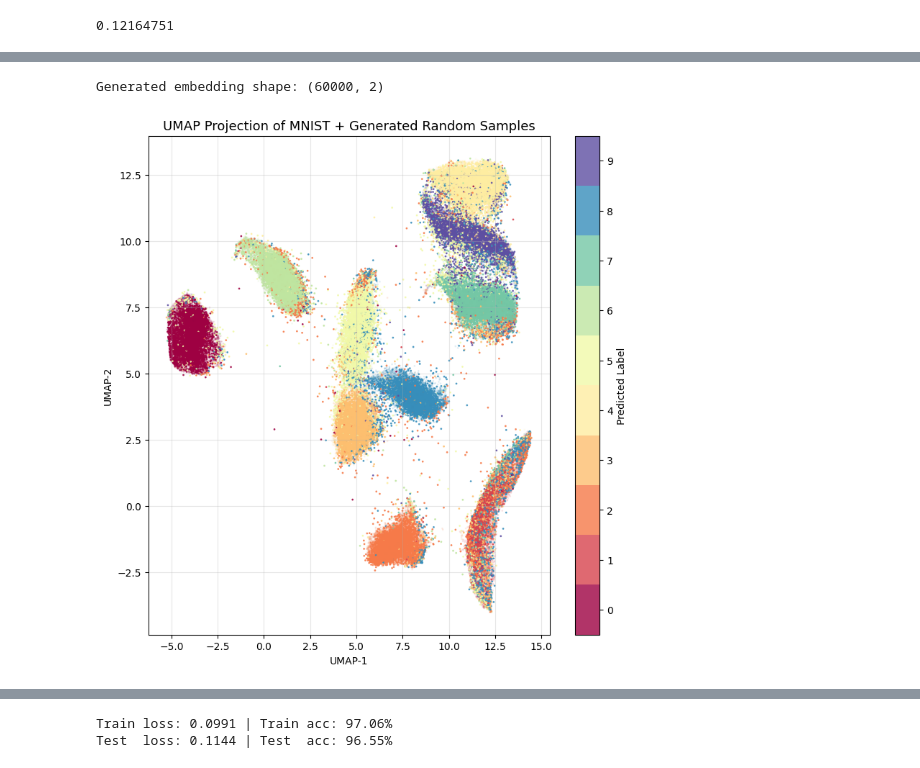
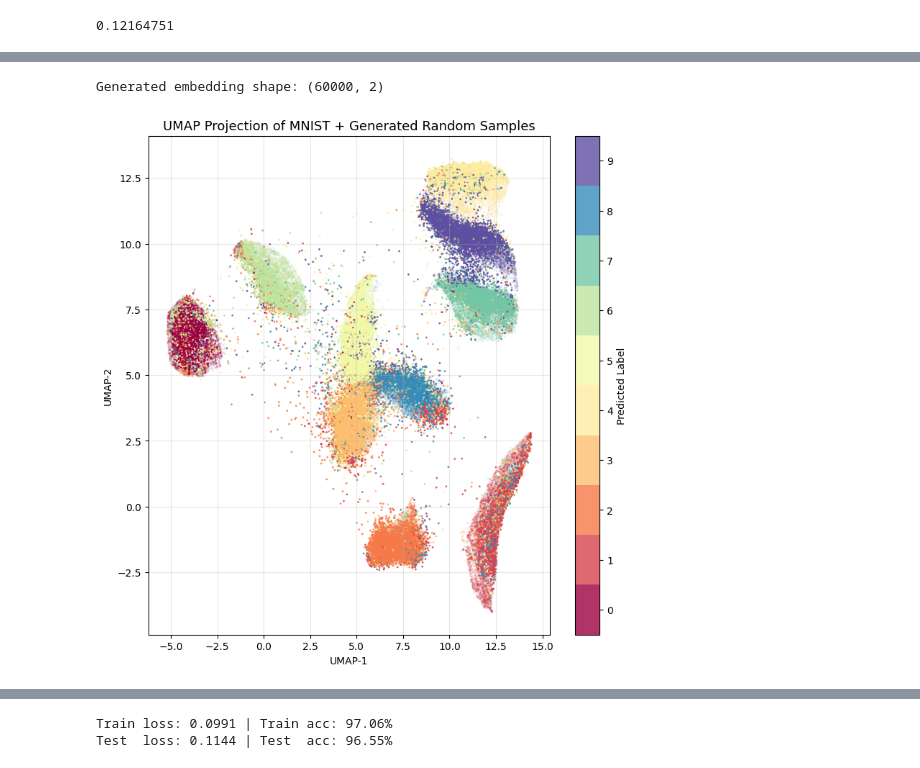
Before and after one commit to s-de-haan/Equilibrium-Fisher-Control, a Jupyter notebook: SampleGen_test.ipynb, the cells around one changed output, grey strips where cells are left out. Saved outputs shown, nothing was run; the diff lists cells and outputs as text; code cells hidden in the pictures.

```diff
--- a/SampleGen_test.ipynb
+++ b/SampleGen_test.ipynb
@@ -302,0 +363,40 @@ tensor(100, device='cuda:0')
+# %%
+batch_size = 100
+num_classes = 10
+
+K = 11
+
+init_input = torch.clamp(torch.randn(batch_size, 200, device=model.device),-1,1)
+#init_input = 2 * torch.rand(batch_size, 200, device=model.device) - 1
+init_input = torch.clamp(model.feedback_layers[0](init_input), -0.4242, 2.8215)
+
+# sample random classes
+rand = torch.randint(0, K - 1, (batch_size,), device=model.device)
+target = F.one_hot(torch.tensor(rand), num_classes=10)
+#target = torch.eye(10).repeat_interleave(int(batch_size/10), dim=0)
+
+generated_input, rs_last, diffs = model.generate_samples(target, init_input=init_input, tmax=5000, threshold=0.0001)
+# %%
+imgs = generated_input.detach().cpu()
+n_cols=10
+
+# Normalize to [0, 1] for display
+#imgs = (imgs - imgs.min()) / (imgs.max() - imgs.min() + 1e-8)
+
+# Try to infer image dimensions (e.g. 28x28 for MNIST)
+img_size = int(imgs.shape[1] ** 0.5)
+imgs = imgs.view(-1, img_size, img_size)
+
+n_samples = imgs.shape[0]
+n_rows = (n_samples + n_cols - 1) // n_cols
+
+plt.figure(figsize=(n_cols * 1.5, n_rows * 1.5))
+for i in range(n_samples):
+    plt.subplot(n_rows, n_cols, i + 1)
+    #plt.imshow(imgs[i], cmap="gray", vmin=0.0, vmax=1.0)
+    plt.imshow(imgs[i], cmap="gray")
+    plt.axis("off")
+
+plt.tight_layout()
+
+plt.show()
@@ -481,43 +578,43 @@ reducer = joblib.load("umap_model.pkl")
 # Load embedding
 embedding = np.load("mnist_umap_embedding.npy")
 # %%
-x_final = generated_input2.clone().detach().cpu()
+x_final = generated_input.clone().detach().cpu()
 sm = torch.nn.Softmax(dim=1)
 #y_hat = sm(rs[-1])
-y_hat = sm(model(generated_input2))
+y_hat = sm(model(generated_input))
 y_labels = torch.argmax(y_hat, dim=1)
 
 embedding_gen = reducer.transform(x_final.numpy())
 print("Generated embedding shape:", embedding_gen.shape)
 
 # --- Plot ---
 plt.figure(figsize=(9, 9))
 
 # Plot MNIST samples
 scatter_mnist = plt.scatter(
     embedding[:, 0], embedding[:, 1],
     c=y.cpu(), cmap="Spectral", s=1, alpha=0.1, label="MNIST"
 )
 
 # Plot generated samples
 scatter_gen = plt.scatter(
     embedding_gen[:, 0], embedding_gen[:, 1],
     c=y_labels.cpu(), cmap="Spectral", s=1, alpha=0.8, label="Generated"
 )
 
 plt.title("UMAP Projection of MNIST + Generated Random Samples", fontsize=13)
 plt.xlabel("UMAP-1")
 plt.ylabel("UMAP-2")
 plt.grid(True, alpha=0.3)
 
 # Choose which scatter to colorbar — here, the generated one
 cbar = plt.colorbar(scatter_gen, boundaries=np.arange(11)-0.5, ticks=np.arange(10))
 cbar.set_label("Predicted Label")
 
 plt.show()
 # %% [output]
 Generated embedding shape: (60000, 2)
-[figure, old version]
+[figure, new version]
 # %%
 # --- Plot ---
 plt.figure(figsize=(9, 9))
```
Also changed, not shown: parts of 21 cells of this notebook, 9 other files.
